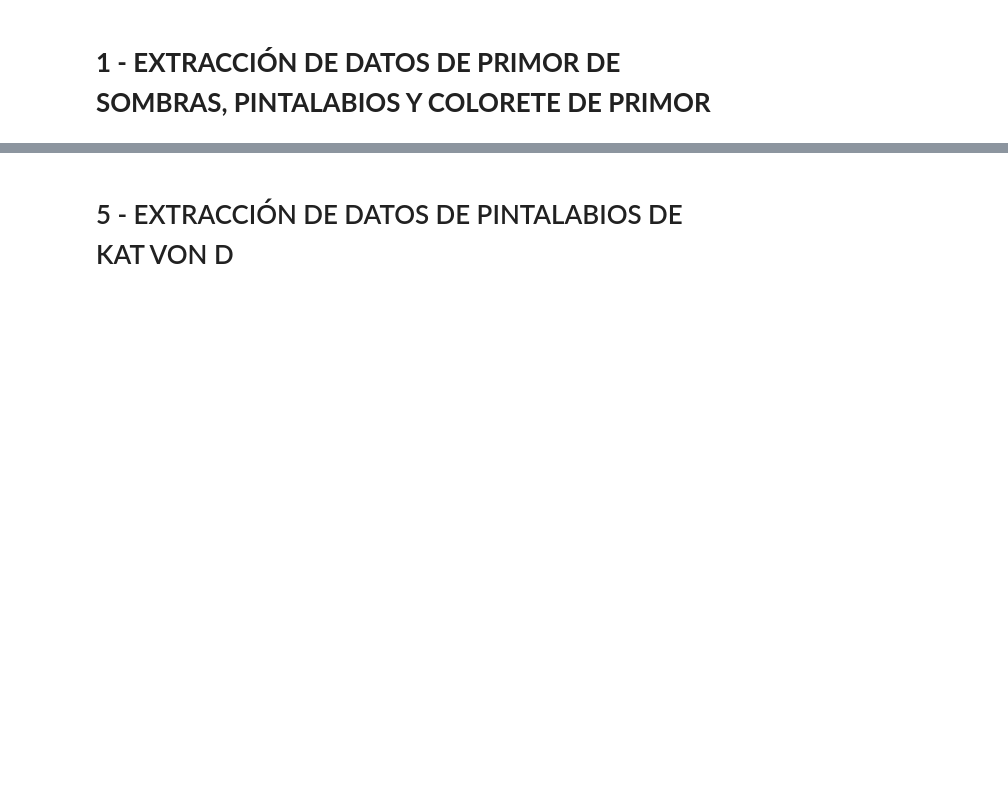
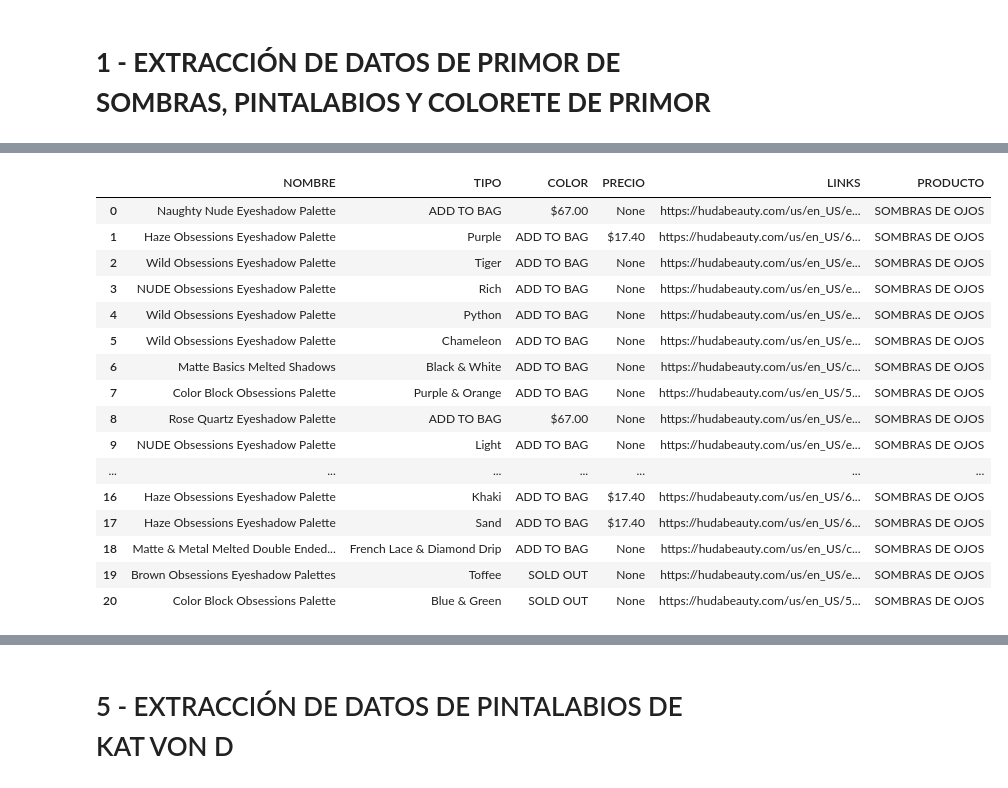
Before and after one commit to rciomoreno/PROYECTO-FINAL-IRONHACK, a Jupyter notebook: SCRAPPING DATOS PRODUCTOS.ipynb, the cells around one changed output, grey strips where cells are left out. Saved outputs shown, nothing was run; the diff lists cells and outputs as text; code cells hidden in the pictures; blank space fills up the shorter version.

```diff
--- a/SCRAPPING DATOS PRODUCTOS.ipynb
+++ b/SCRAPPING DATOS PRODUCTOS.ipynb
@@ -446,4 +446,24 @@ def extraer(URL):
     return total
 # %%
 sombras_hb = extraer(URL)
+# %%
+sombras_hb
+# %% [output]
+|  | NOMBRE | TIPO | COLOR | PRECIO | LINKS | PRODUCTO |
+| 0 | Naughty Nude Eyeshadow Palette | ADD TO BAG | $67.00 | None | https://hudabeauty.com/us/en_US/e... | SOMBRAS DE OJOS |
+| 1 | Haze Obsessions Eyeshadow Palette | Purple | ADD TO BAG | $17.40 | https://hudabeauty.com/us/en_US/6... | SOMBRAS DE OJOS |
+| 2 | Wild Obsessions Eyeshadow Palette | Tiger | ADD TO BAG | None | https://hudabeauty.com/us/en_US/e... | SOMBRAS DE OJOS |
+| 3 | NUDE Obsessions Eyeshadow Palette | Rich | ADD TO BAG | None | https://hudabeauty.com/us/en_US/e... | SOMBRAS DE OJOS |
+| 4 | Wild Obsessions Eyeshadow Palette | Python | ADD TO BAG | None | https://hudabeauty.com/us/en_US/e... | SOMBRAS DE OJOS |
+| 5 | Wild Obsessions Eyeshadow Palette | Chameleon | ADD TO BAG | None | https://hudabeauty.com/us/en_US/e... | SOMBRAS DE OJOS |
+| 6 | Matte Basics Melted Shadows | Black & White | ADD TO BAG | None | https://hudabeauty.com/us/en_US/c... | SOMBRAS DE OJOS |
+| 7 | Color Block Obsessions Palette | Purple & Orange | ADD TO BAG | None | https://hudabeauty.com/us/en_US/5... | SOMBRAS DE OJOS |
+| 8 | Rose Quartz Eyeshadow Palette | ADD TO BAG | $67.00 | None | https://hudabeauty.com/us/en_US/e... | SOMBRAS DE OJOS |
+| 9 | NUDE Obsessions Eyeshadow Palette | Light | ADD TO BAG | None | https://hudabeauty.com/us/en_US/e... | SOMBRAS DE OJOS |
+| ... | ... | ... | ... | ... | ... | ... |
+| 16 | Haze Obsessions Eyeshadow Palette | Khaki | ADD TO BAG | $17.40 | https://hudabeauty.com/us/en_US/6... | SOMBRAS DE OJOS |
+| 17 | Haze Obsessions Eyeshadow Palette | Sand | ADD TO BAG | $17.40 | https://hudabeauty.com/us/en_US/6... | SOMBRAS DE OJOS |
+| 18 | Matte & Metal Melted Double Ended... | French Lace & Diamond Drip | ADD TO BAG | None | https://hudabeauty.com/us/en_US/c... | SOMBRAS DE OJOS |
+| 19 | Brown Obsessions Eyeshadow Palettes | Toffee | SOLD OUT | None | https://hudabeauty.com/us/en_US/e... | SOMBRAS DE OJOS |
+| 20 | Color Block Obsessions Palette | Blue & Green | SOLD OUT | None | https://hudabeauty.com/us/en_US/5... | SOMBRAS DE OJOS |
 # %%
```
Also changed, not shown: parts of 103 cells of this notebook.
